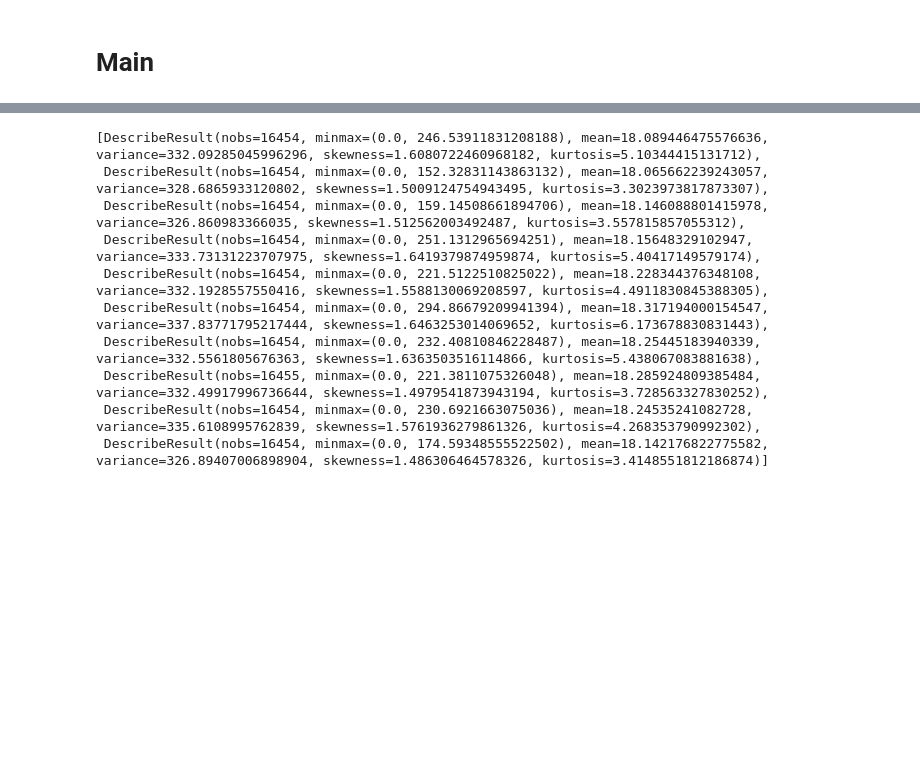
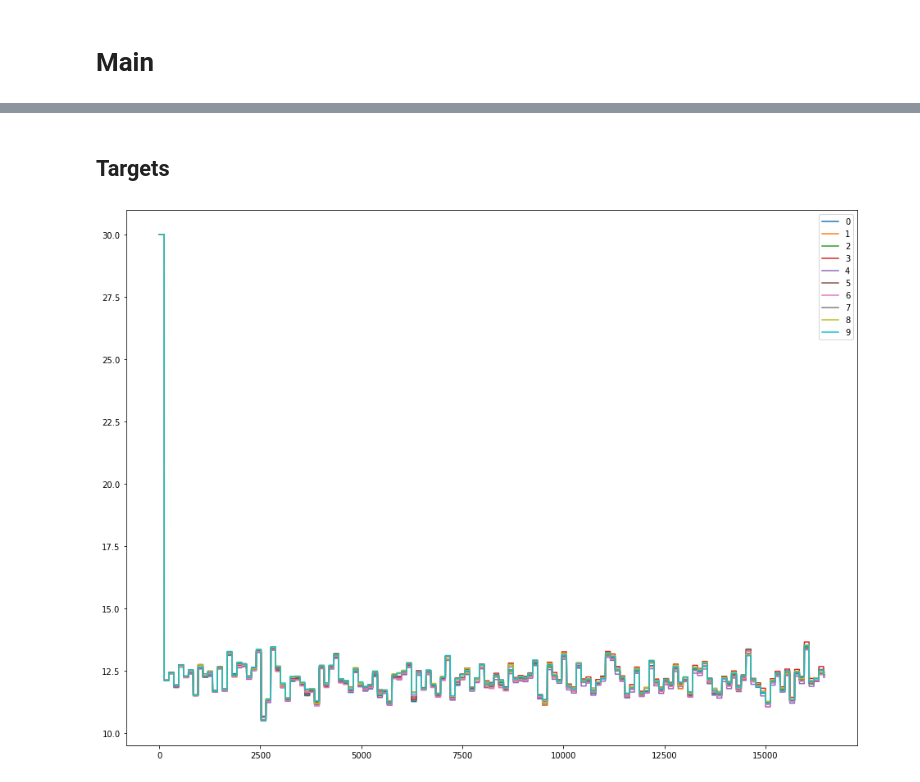
Before and after one commit to larskuhtz/ChainwebSimulations, a Jupyter notebook: DifficultyAdjustment.ipynb, the cells around one changed output, grey strips where cells are left out. Drawn from its saved outputs; the diff is of its cells as text; code cells hidden in the pictures; blank space fills up the shorter version.

```diff
--- a/DifficultyAdjustment.ipynb
+++ b/DifficultyAdjustment.ipynb
@@ -513,14 +539,9 @@ for i,(t,c) in enumerate(cs.items()):
-# %%
-chains = cw.graph.vs["chain"]
-[stats.describe(c.blockedTimes) for c in chains]
-# %% [output]
-[DescribeResult(nobs=16454, minmax=(0.0, 246.53911831208188), mean=18.089446475576636, variance=332.09285045996296, skewness=1.6080722460968182, kurtosis=5.10344415131712),
- DescribeResult(nobs=16454, minmax=(0.0, 152.32831143863132), mean=18.065662239243057, variance=328.6865933120802, skewness=1.5009124754943495, kurtosis=3.3023973817873307),
- DescribeResult(nobs=16454, minmax=(0.0, 159.14508661894706), mean=18.146088801415978, variance=326.860983366035, skewness=1.512562003492487, kurtosis=3.557815857055312),
- DescribeResult(nobs=16454, minmax=(0.0, 251.1312965694251), mean=18.15648329102947, variance=333.73131223707975, skewness=1.6419379874959874, kurtosis=5.40417149579174),
- DescribeResult(nobs=16454, minmax=(0.0, 221.5122510825022), mean=18.228344376348108, variance=332.1928557550416, skewness=1.5588130069208597, kurtosis=4.4911830845388305),
- DescribeResult(nobs=16454, minmax=(0.0, 294.86679209941394), mean=18.317194000154547, variance=337.83771795217444, skewness=1.6463253014069652, kurtosis=6.173678830831443),
- DescribeResult(nobs=16454, minmax=(0.0, 232.40810846228487), mean=18.25445183940339, variance=332.5561805676363, skewness=1.6363503516114866, kurtosis=5.438067083881638),
- DescribeResult(nobs=16455, minmax=(0.0, 221.3811075326048), mean=18.285924809385484, variance=332.49917996736644, skewness=1.4979541873943194, kurtosis=3.728563327830252),
- DescribeResult(nobs=16454, minmax=(0.0, 230.6921663075036), mean=18.24535241082728, variance=335.6108995762839, skewness=1.5761936279861326, kurtosis=4.268353790992302),
- DescribeResult(nobs=16454, minmax=(0.0, 174.59348555522502), mean=18.142176822775582, variance=326.89407006898904, skewness=1.486306464578326, kurtosis=3.4148551812186874)]
+# %% [markdown]
+## Targets
+# %%
+ts = [np.array(c.targets) for c in chains]
+for c in chains:
+    plt.plot(np.array(c.targets), label= "%d" % c.chain)
+    plt.legend()
+# %% [output]
+[figure, added]
```
Also changed, not shown: parts of 8 cells of this notebook.
